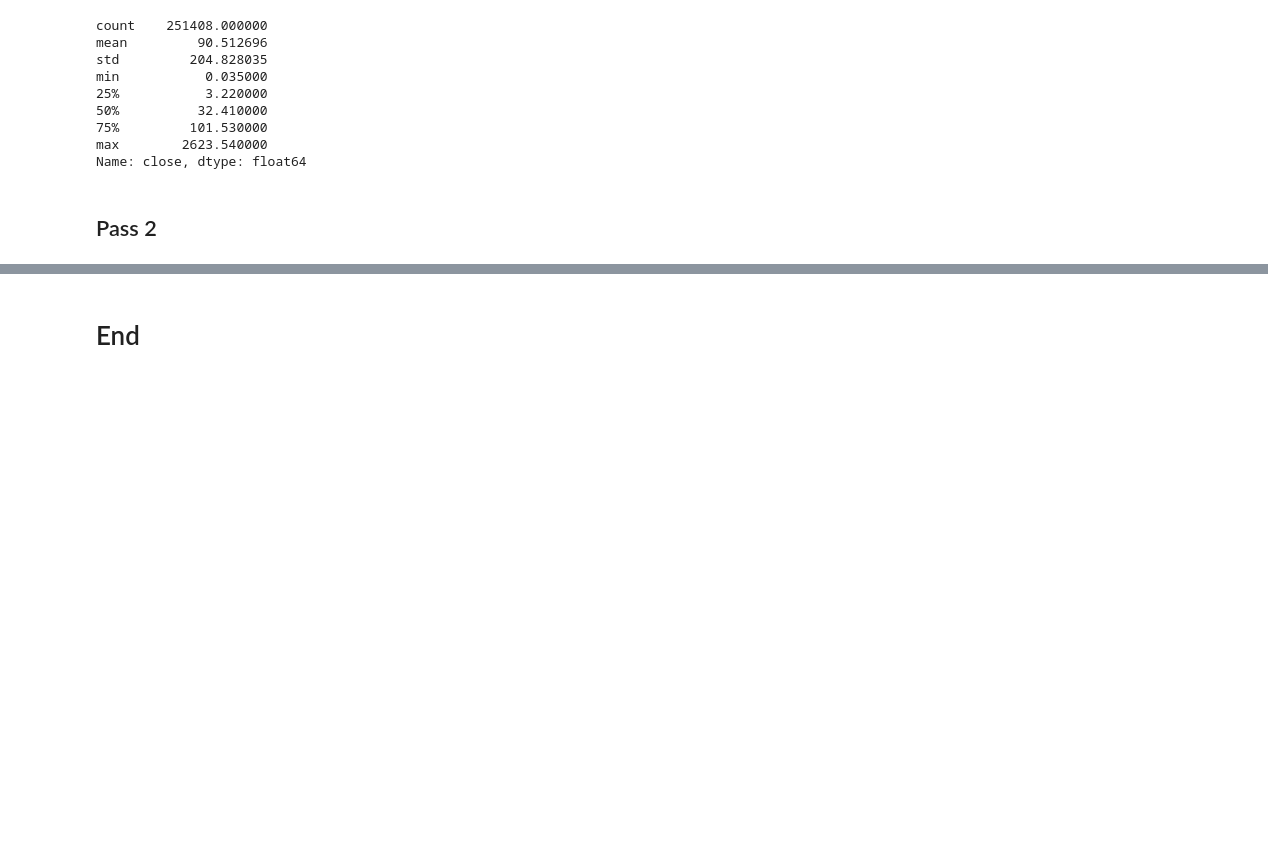
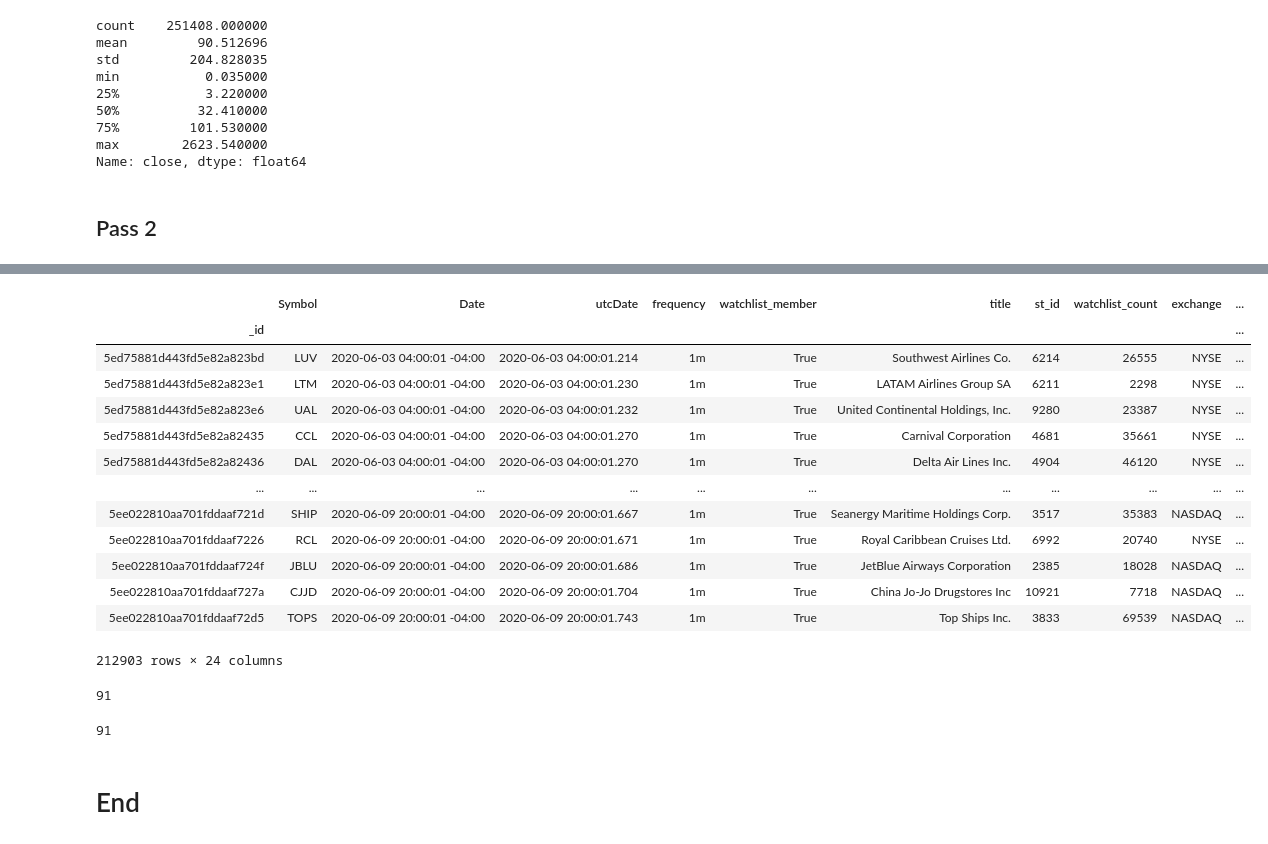
Before and after one commit to jcanque777/stock_market_data_prediction, a Jupyter notebook: msft_data.ipynb, the cells around one changed output, grey strips where cells are left out. Cells and saved outputs as stored; diff of their text form; code cells hidden in the pictures; blank space fills up the shorter version.

```diff
--- a/msft_data.ipynb
+++ b/msft_data.ipynb
@@ -1272,2 +1383,27 @@ Name: close, dtype: float64
+# %%
+df_serv.set_index('_id')
+# %% [output]
+|  | Symbol | Date | utcDate | frequency | watchlist_member | title | st_id | watchlist_count | exchange | ... |
+| _id |  |  |  |  |  |  |  |  |  | ... |
+| 5ed75881d443fd5e82a823bd | LUV | 2020-06-03 04:00:01 -04:00 | 2020-06-03 04:00:01.214 | 1m | True | Southwest Airlines Co. | 6214 | 26555 | NYSE | ... |
+| 5ed75881d443fd5e82a823e1 | LTM | 2020-06-03 04:00:01 -04:00 | 2020-06-03 04:00:01.230 | 1m | True | LATAM Airlines Group SA | 6211 | 2298 | NYSE | ... |
+| 5ed75881d443fd5e82a823e6 | UAL | 2020-06-03 04:00:01 -04:00 | 2020-06-03 04:00:01.232 | 1m | True | United Continental Holdings, Inc. | 9280 | 23387 | NYSE | ... |
+| 5ed75881d443fd5e82a82435 | CCL | 2020-06-03 04:00:01 -04:00 | 2020-06-03 04:00:01.270 | 1m | True | Carnival Corporation | 4681 | 35661 | NYSE | ... |
+| 5ed75881d443fd5e82a82436 | DAL | 2020-06-03 04:00:01 -04:00 | 2020-06-03 04:00:01.270 | 1m | True | Delta Air Lines Inc. | 4904 | 46120 | NYSE | ... |
+| ... | ... | ... | ... | ... | ... | ... | ... | ... | ... | ... |
+| 5ee022810aa701fddaaf721d | SHIP | 2020-06-09 20:00:01 -04:00 | 2020-06-09 20:00:01.667 | 1m | True | Seanergy Maritime Holdings Corp. | 3517 | 35383 | NASDAQ | ... |
+| 5ee022810aa701fddaaf7226 | RCL | 2020-06-09 20:00:01 -04:00 | 2020-06-09 20:00:01.671 | 1m | True | Royal Caribbean Cruises Ltd. | 6992 | 20740 | NYSE | ... |
+| 5ee022810aa701fddaaf724f | JBLU | 2020-06-09 20:00:01 -04:00 | 2020-06-09 20:00:01.686 | 1m | True | JetBlue Airways Corporation | 2385 | 18028 | NASDAQ | ... |
+| 5ee022810aa701fddaaf727a | CJJD | 2020-06-09 20:00:01 -04:00 | 2020-06-09 20:00:01.704 | 1m | True | China Jo-Jo Drugstores Inc | 10921 | 7718 | NASDAQ | ... |
+| 5ee022810aa701fddaaf72d5 | TOPS | 2020-06-09 20:00:01 -04:00 | 2020-06-09 20:00:01.743 | 1m | True | Top Ships Inc. | 3833 | 69539 | NASDAQ | ... |
+212903 rows × 24 columns
+# %%
+df_serv['st_id'].nunique()
+# %% [output]
+91
+# %%
+df_serv['Symbol'].nunique()
+# %% [output]
+91
 # %% [markdown]
 # End
```
Also changed, not shown: parts of 19 cells of this notebook.
